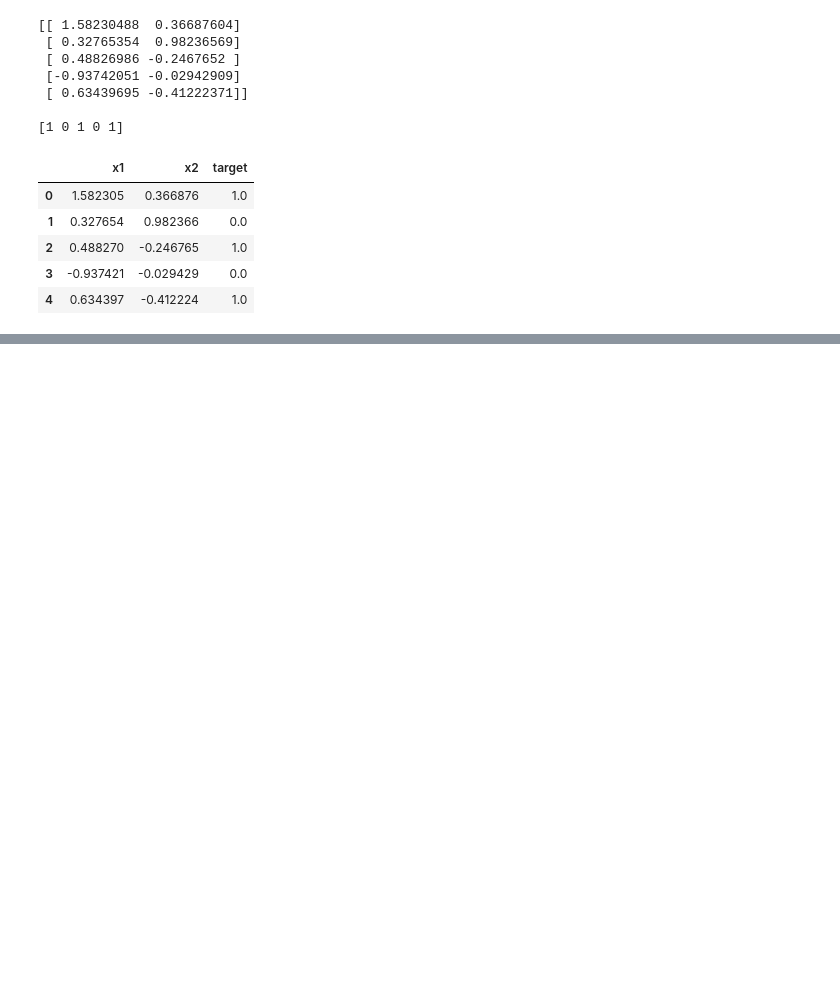
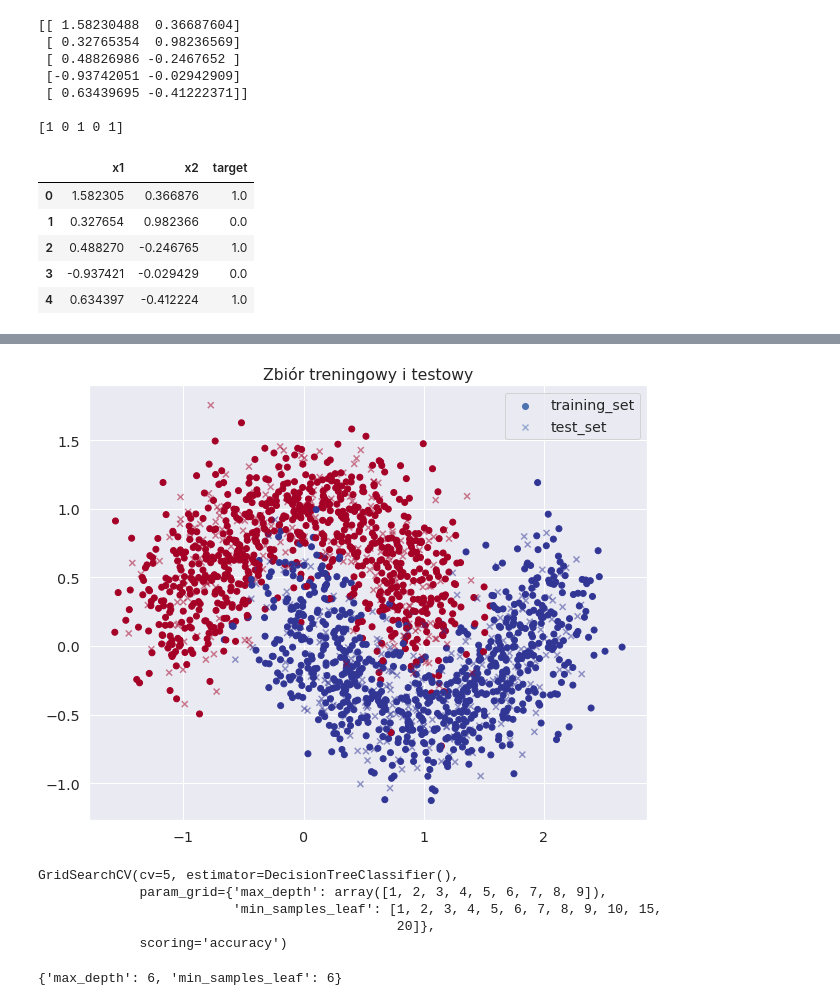
Before and after one commit to adrian5520/Machine-learning, a Jupyter notebook: supervised/04_model_selection.ipynb, the cells around one changed output, grey strips where cells are left out. Drawn from its saved outputs; the diff is of its cells as text; code cells hidden in the pictures; blank space fills up the shorter version.

```diff
--- a/supervised/04_model_selection.ipynb
+++ b/supervised/04_model_selection.ipynb
@@ -37,0 +59,30 @@ df.head()
+# %%
+plt.figure(figsize=(10, 8))
+plt.scatter(X_train[:, 0], X_train[:, 1], c=y_train, cmap='RdYlBu', label = 'training_set')
+plt.scatter(X_test[:, 0], X_test[:, 1], c=y_test, cmap='RdYlBu', marker='x', alpha=0.5, label='test_set')
+plt.title('Zbiór treningowy i testowy')
+plt.legend()
+plt.show()
+# %% [output]
+[figure, added]
+# %%
+from sklearn.tree import DecisionTreeClassifier
+from sklearn.model_selection import GridSearchCV
+
+classifier = DecisionTreeClassifier()
+
+params = {'max_depth': np.arange(1, 10),
+         'min_samples_leaf': [1, 2, 3, 4, 5, 6, 7, 8, 9, 10, 15, 20]}
+
+grid_search = GridSearchCV(classifier, param_grid=params, scoring='accuracy', cv=5)
+grid_search.fit(X_train, y_train)
+# %% [output]
+GridSearchCV(cv=5, estimator=DecisionTreeClassifier(),
+             param_grid={'max_depth': array([1, 2, 3, 4, 5, 6, 7, 8, 9]),
+                         'min_samples_leaf': [1, 2, 3, 4, 5, 6, 7, 8, 9, 10, 15,
+                                              20]},
+             scoring='accuracy')
+# %%
+grid_search.best_params_
+# %% [output]
+{'max_depth': 6, 'min_samples_leaf': 6}
```
Also changed, not shown: parts of 16 cells of this notebook.
